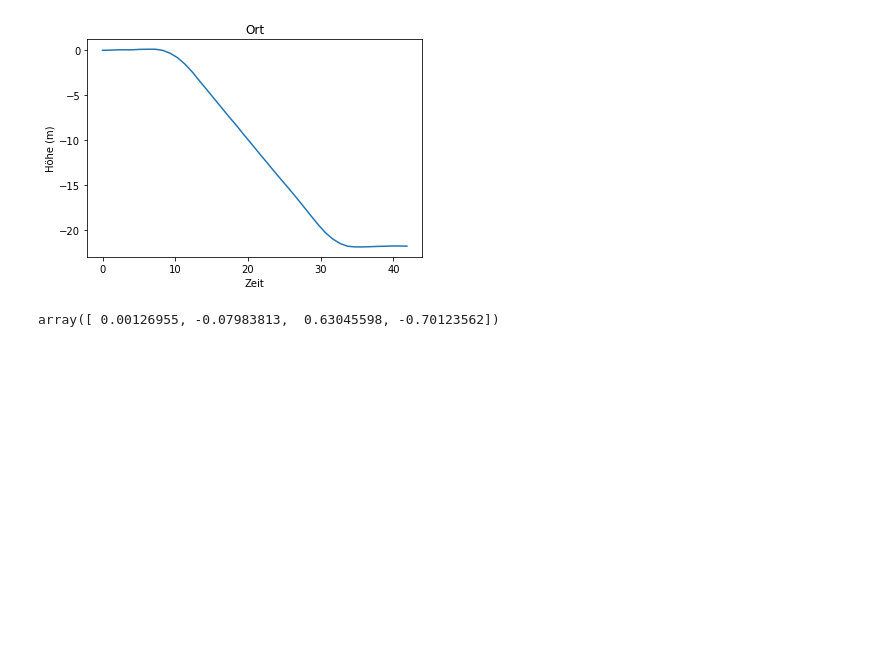
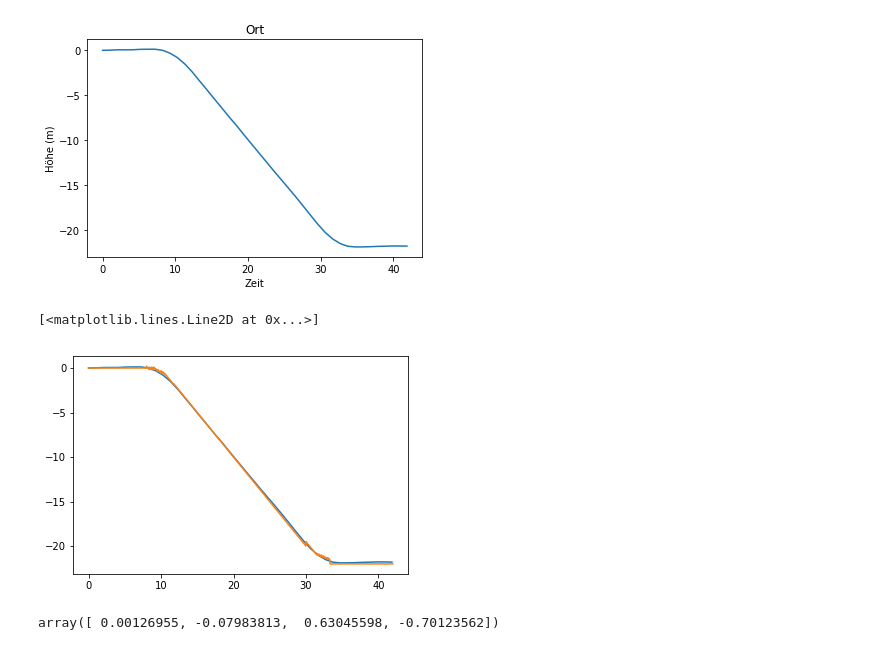
Before and after one commit to AlexandraMayer/Modellbildung-und-Simulation, a Jupyter notebook: Klassiche Mechanik 1.ipynb, the cells around one changed output. Cells and saved outputs as stored; diff of their text form; code cells hidden in the pictures; blank space fills up the shorter version.

```diff
--- a/Klassiche Mechanik 1.ipynb
+++ b/Klassiche Mechanik 1.ipynb
@@ -40,6 +41,56 @@ plt.show()
 #oben jedoch totaler schwachsinn beachte es garnicht
 def hoehe(x):
     return -1/(0.044+math.exp(-0.26*(x-8)))
+# %%
+def height(x):
+    if x < 8:
+        return 0.0
+    elif x < 8.4:
+        return 8.2-x
+    elif x < 8.7:
+        return 8.5 - x
+    elif x < 9:
+        return 8.8 -x
+    elif x < 9.3:
+        return 9.1-x
+    elif x < 9.6:
+        return 9.2-x
+    elif x < 10:
+        return 9.4-x
+    elif x < 10.3:
+        return 9.7-x
+    elif x < 10.6:
+        return 9.85-x
+    elif x < 11.8:
+        return 9.9-x
+    elif x < 30:
+        return 10-x
+    elif x < 31.5:
+        return 10.5-x
+    elif x < 31.8:
+        return 10.7-x
+    elif x < 32.1:
+        return 10.9-x
+    elif x < 32.4:
+        return 11.1-x
+    elif x < 32.7:
+        return 11.3-x
+    elif x < 32.9:
+        return 11.45-x
+    elif x < 33.1:
+        return 11.6-x
+    elif x < 33.3:
+        return 11.75-x
+    elif x < 42:
+        return -22
+
+x = np.arange(0,45, 0.01)
+y = [height(xs) for xs in x]
+plt.plot(experiment.values[:,0], experiment.values[:,2])
+plt.plot(x,y)
+# %% [output]
+[<matplotlib.lines.Line2D at 0x...>]
+[figure, added]
 # %%
 # funktion aus python die polynom zurück gibt
 np.polyfit(experiment.values[:,0], experiment.values[:,2], deg=3)
```
Also changed, not shown: parts of 3 cells of this notebook.
